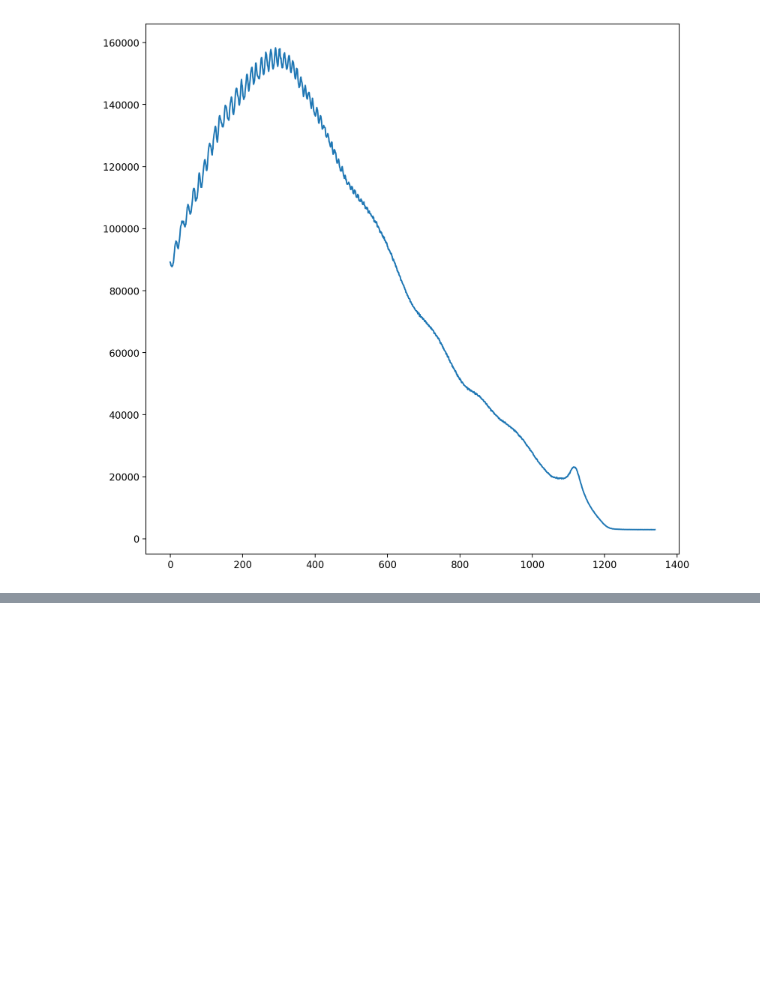
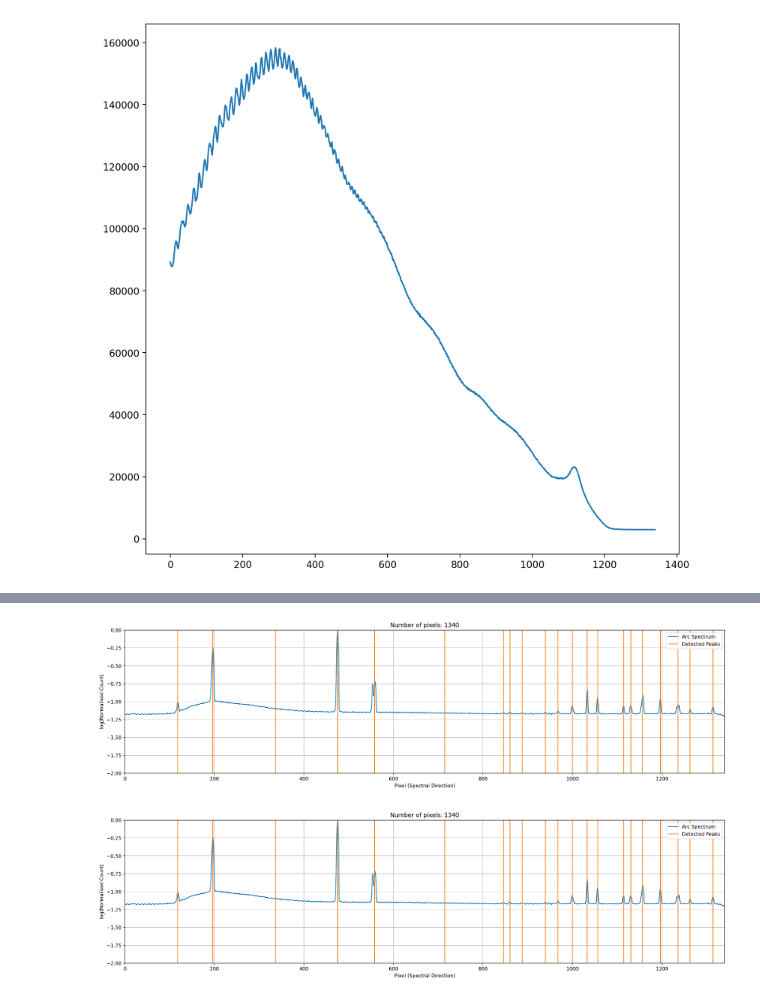
Before and after one commit to hbahk/kspecdr, a Jupyter notebook: notebooks/test_arc_20251224.ipynb, the cells around one changed output, grey strips where cells are left out. Cells and saved outputs as stored; diff of their text form; code cells hidden in the pictures; blank space fills up the shorter version.

```diff
--- a/notebooks/test_arc_20251224.ipynb
+++ b/notebooks/test_arc_20251224.ipynb
@@ -240,0 +517,20 @@ plt.show()
+# %%
+from rascal.calibrator import Calibrator
+
+c = Calibrator(peaks, hg_f1)
+
+c.set_hough_properties(
+    num_slopes=5000,
+    range_tolerance=500.0,
+    xbins=200,
+    ybins=200,
+    min_wavelength=3500.0,
+    max_wavelength=9500.0,
+    linearity_tolerance=50.0,
+)
+c.set_ransac_properties(sample_size=5, top_n_candidate=5)
+
+c.plot_arc(log_spectrum=True)
+# %% [output]
+[figure, added]
+[figure, added]
```
Also changed, not shown: parts of 20 cells of this notebook.
